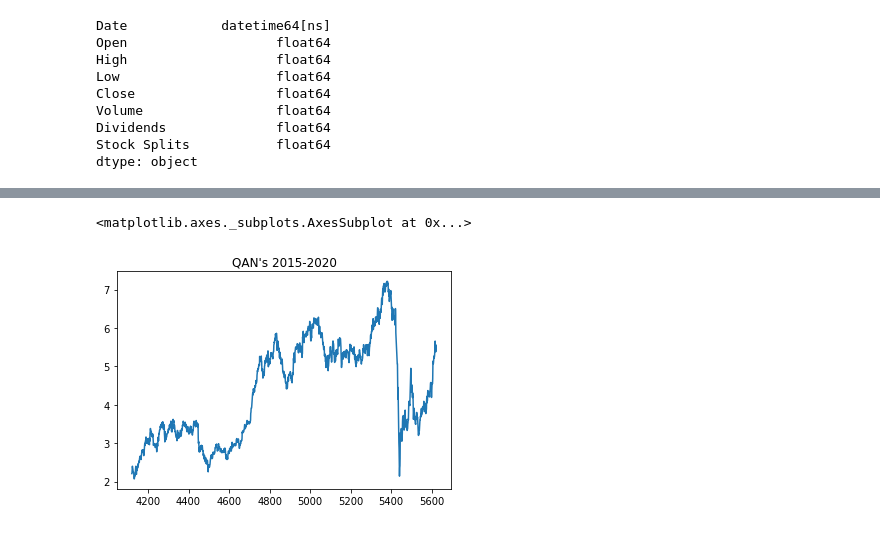
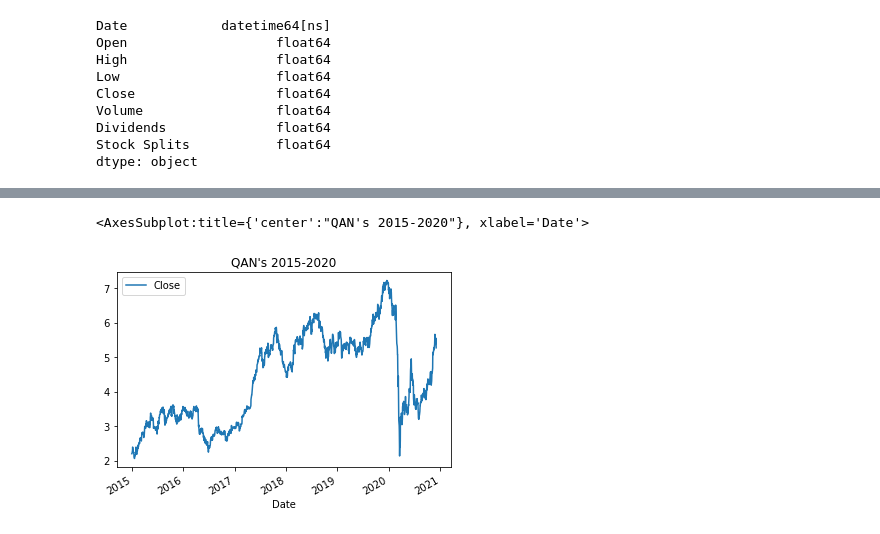
Before and after one commit to koktong-low/DataScience-Projects, a Jupyter notebook: Stocks/financial_statement.ipynb, the cells around one changed output, grey strips where cells are left out. Cells and saved outputs as stored; diff of their text form; code cells hidden in the pictures.

```diff
--- a/Stocks/financial_statement.ipynb
+++ b/Stocks/financial_statement.ipynb
@@ -282,8 +295,8 @@ filtered_dates = qan_df_drop.loc[between_two_dates]
 # %%
-filtered_dates["Close"].plot(title = "QAN's 2015-2020")
+filtered_dates.plot(x = "Date", y = "Close", title = "QAN's 2015-2020")
 # %% [output]
-<matplotlib.axes._subplots.AxesSubplot at 0x...>
+<AxesSubplot:title={'center':"QAN's 2015-2020"}, xlabel='Date'>
-[figure, old version]
+[figure, new version]
 # %%
 import os
 from bokeh.plotting import figure, ColumnDataSource
```
Also changed, not shown: parts of 68 cells of this notebook.
